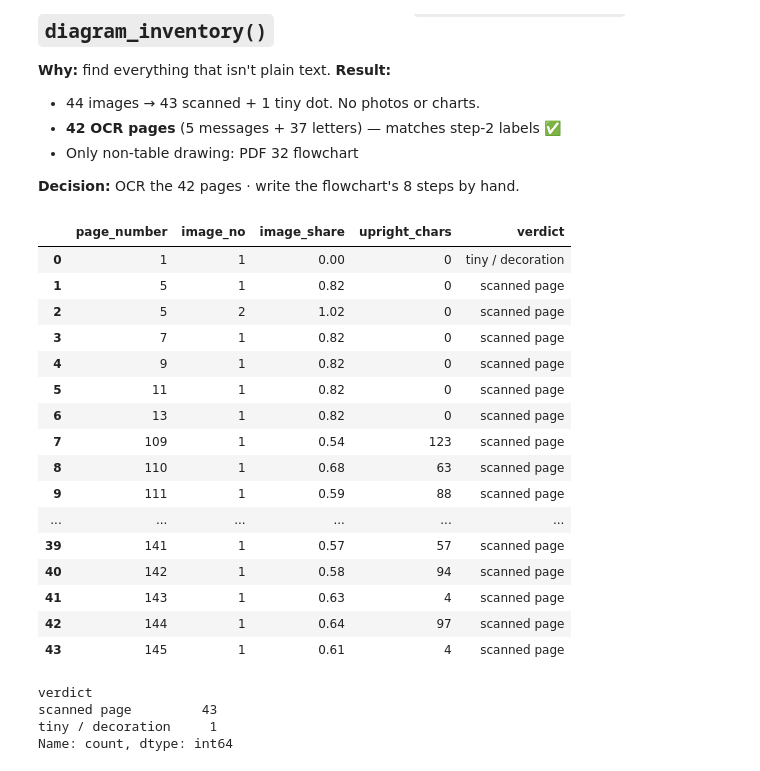
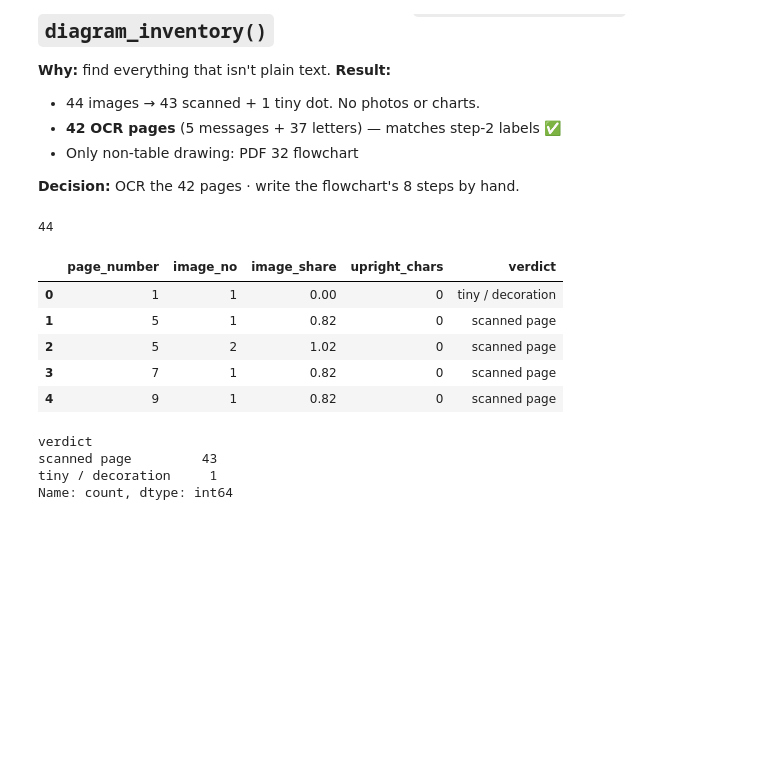
Before and after one commit to amanchaurasia512/swasthyasetu-rag, a Jupyter notebook: notebooks/01_inspect_profile.ipynb, the cells around one changed output. Drawn from its saved outputs; the diff is of its cells as text; code cells hidden in the pictures; blank space fills up the shorter version.

```diff
--- a/notebooks/01_inspect_profile.ipynb
+++ b/notebooks/01_inspect_profile.ipynb
@@ -829,25 +822,16 @@ def image_inventory(pdf_path, tiny_share=0.01, min_chars=200):
 # %%
 df_image_inventory = image_inventory(pdf_path)
 # %%
-df_image_inventory
+print(len(df_image_inventory))
+df_image_inventory.head(5)
 # %% [output]
+44
 |  | page_number | image_no | image_share | upright_chars | verdict |
 | 0 | 1 | 1 | 0.00 | 0 | tiny / decoration |
 | 1 | 5 | 1 | 0.82 | 0 | scanned page |
 | 2 | 5 | 2 | 1.02 | 0 | scanned page |
 | 3 | 7 | 1 | 0.82 | 0 | scanned page |
 | 4 | 9 | 1 | 0.82 | 0 | scanned page |
-| 5 | 11 | 1 | 0.82 | 0 | scanned page |
-| 6 | 13 | 1 | 0.82 | 0 | scanned page |
-| 7 | 109 | 1 | 0.54 | 123 | scanned page |
-| 8 | 110 | 1 | 0.68 | 63 | scanned page |
-| 9 | 111 | 1 | 0.59 | 88 | scanned page |
-| ... | ... | ... | ... | ... | ... |
-| 39 | 141 | 1 | 0.57 | 57 | scanned page |
-| 40 | 142 | 1 | 0.58 | 94 | scanned page |
-| 41 | 143 | 1 | 0.63 | 4 | scanned page |
-| 42 | 144 | 1 | 0.64 | 97 | scanned page |
-| 43 | 145 | 1 | 0.61 | 4 | scanned page |
 # %%
 df_image_inventory['verdict'].value_counts()
 # %% [output]
```
Also changed, not shown: parts of 15 cells of this notebook.
